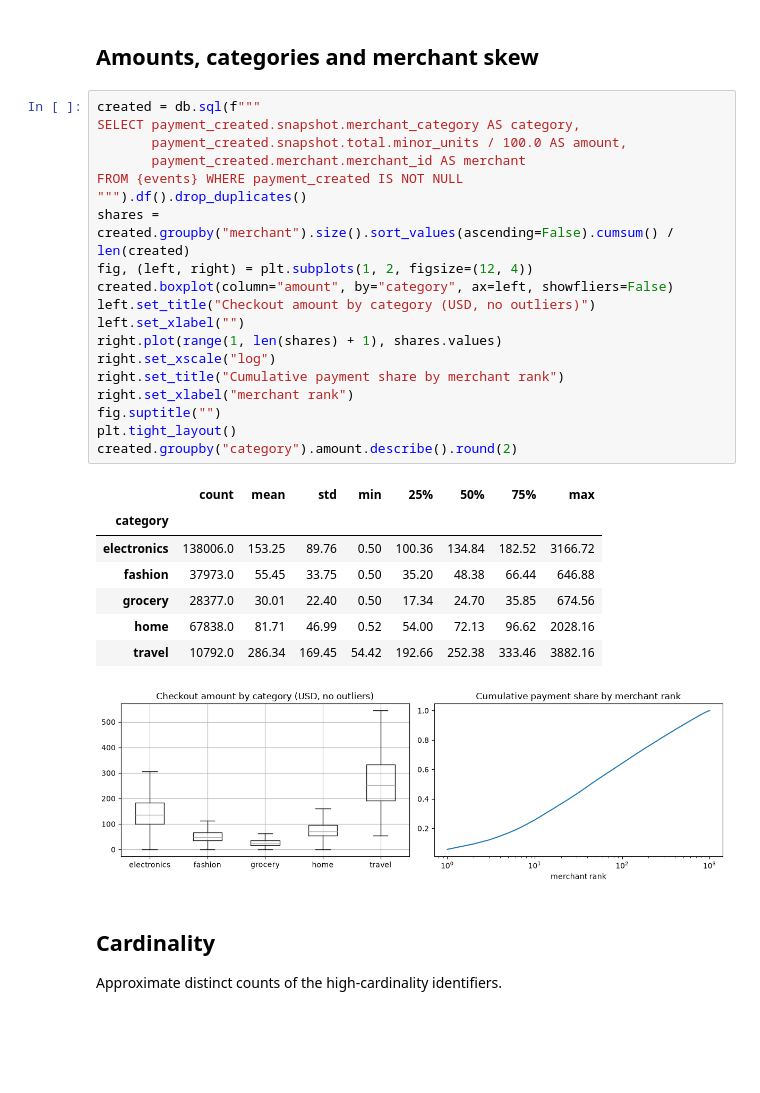
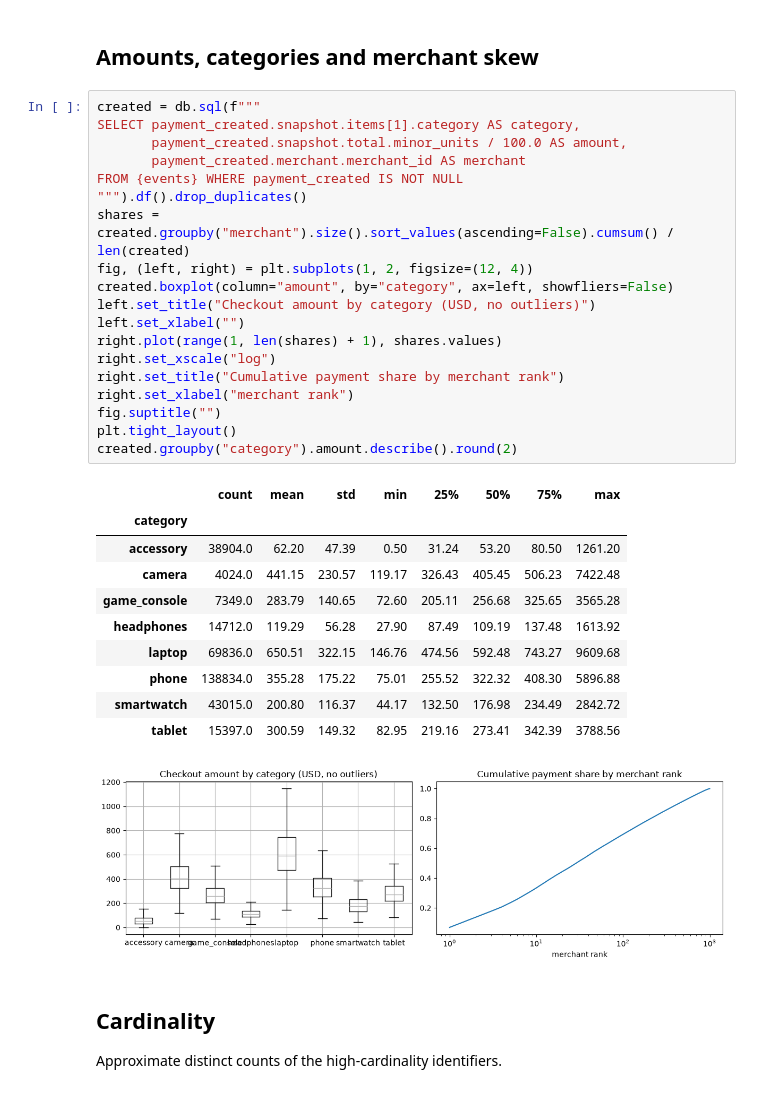
Before and after one commit to phuchoang2603/realtime-credit-card-fraud-detection, a Jupyter notebook: src/simulator/notebooks/historical-sanity.ipynb, the cells around one changed output. Cells and saved outputs as stored; diff of their text form; blank space fills up the shorter version.

Commit message:
feat(data): unify historical payment data product

```diff
--- a/src/simulator/notebooks/historical-sanity.ipynb
+++ b/src/simulator/notebooks/historical-sanity.ipynb
@@ -99,32 +111,35 @@ WHERE source = 'LABEL_SOURCE_SIMULATION_TRUTH' GROUP BY ALL ORDER BY scenario, a
 ## Amounts, categories and merchant skew
 # %%
 created = db.sql(f"""
-SELECT payment_created.snapshot.merchant_category AS category,
+SELECT payment_created.snapshot.items[1].category AS category,
        payment_created.snapshot.total.minor_units / 100.0 AS amount,
        payment_created.merchant.merchant_id AS merchant
 FROM {events} WHERE payment_created IS NOT NULL
 """).df().drop_duplicates()
 shares = created.groupby("merchant").size().sort_values(ascending=False).cumsum() / len(created)
 fig, (left, right) = plt.subplots(1, 2, figsize=(12, 4))
 created.boxplot(column="amount", by="category", ax=left, showfliers=False)
 left.set_title("Checkout amount by category (USD, no outliers)")
 left.set_xlabel("")
 right.plot(range(1, len(shares) + 1), shares.values)
 right.set_xscale("log")
 right.set_title("Cumulative payment share by merchant rank")
 right.set_xlabel("merchant rank")
 fig.suptitle("")
 plt.tight_layout()
 created.groupby("category").amount.describe().round(2)
 # %% [output]
 |  | count | mean | std | min | 25% | 50% | 75% | max |
 | category |  |  |  |  |  |  |  |  |
-| electronics | 138006.0 | 153.25 | 89.76 | 0.50 | 100.36 | 134.84 | 182.52 | 3166.72 |
-| fashion | 37973.0 | 55.45 | 33.75 | 0.50 | 35.20 | 48.38 | 66.44 | 646.88 |
-| grocery | 28377.0 | 30.01 | 22.40 | 0.50 | 17.34 | 24.70 | 35.85 | 674.56 |
-| home | 67838.0 | 81.71 | 46.99 | 0.52 | 54.00 | 72.13 | 96.62 | 2028.16 |
-| travel | 10792.0 | 286.34 | 169.45 | 54.42 | 192.66 | 252.38 | 333.46 | 3882.16 |
+| accessory | 38904.0 | 62.20 | 47.39 | 0.50 | 31.24 | 53.20 | 80.50 | 1261.20 |
+| camera | 4024.0 | 441.15 | 230.57 | 119.17 | 326.43 | 405.45 | 506.23 | 7422.48 |
+| game_console | 7349.0 | 283.79 | 140.65 | 72.60 | 205.11 | 256.68 | 325.65 | 3565.28 |
+| headphones | 14712.0 | 119.29 | 56.28 | 27.90 | 87.49 | 109.19 | 137.48 | 1613.92 |
+| laptop | 69836.0 | 650.51 | 322.15 | 146.76 | 474.56 | 592.48 | 743.27 | 9609.68 |
+| phone | 138834.0 | 355.28 | 175.22 | 75.01 | 255.52 | 322.32 | 408.30 | 5896.88 |
+| smartwatch | 43015.0 | 200.80 | 116.37 | 44.17 | 132.50 | 176.98 | 234.49 | 2842.72 |
+| tablet | 15397.0 | 300.59 | 149.32 | 82.95 | 219.16 | 273.41 | 342.39 | 3788.56 |
-[figure, old version]
+[figure, new version]
 # %% [markdown]
 ## Cardinality
 
```
Also changed, not shown: parts of 8 cells of this notebook, 10 other files.
